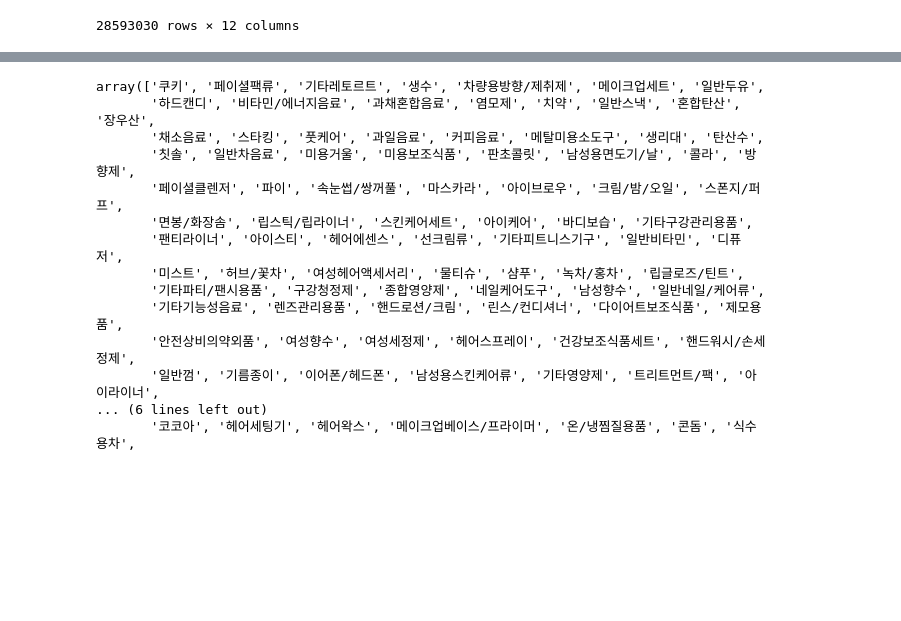
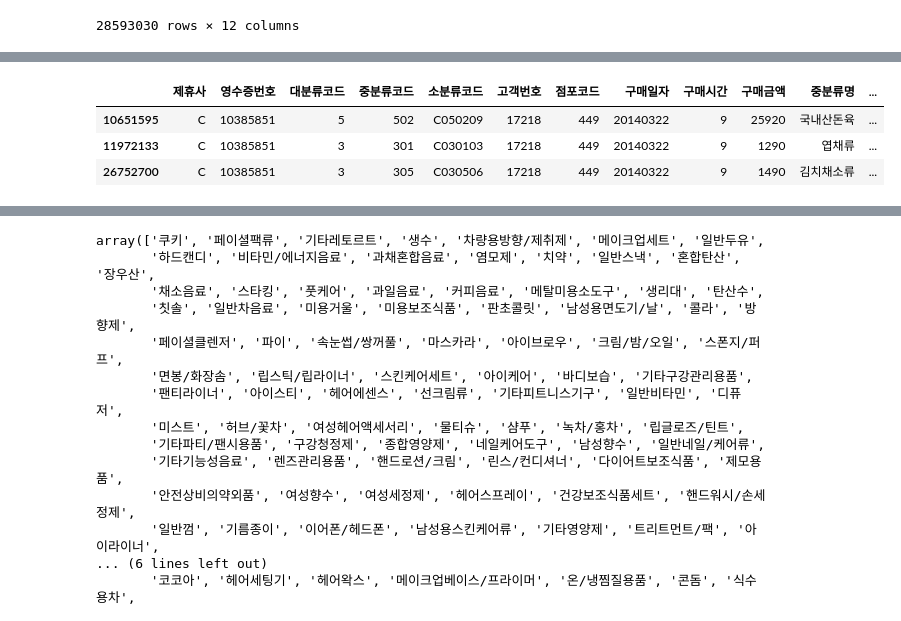
Before and after one commit to PKLH/cakd_LP, a Jupyter notebook: WorkSpace/Lee/엘포 데이터.ipynb, the cells around one changed output, grey strips where cells are left out. Cells and saved outputs as stored; diff of their text form; code cells hidden in the pictures; blank space fills up the shorter version.

```diff
--- a/WorkSpace/Lee/엘포 데이터.ipynb
+++ b/WorkSpace/Lee/엘포 데이터.ipynb
@@ -121,3 +178,10 @@ purprd_mer
+# %%
+purprd_mer[purprd_mer.고객번호==17218][purprd_mer.제휴사=='C']
+# %% [output]
+|  | 제휴사 | 영수증번호 | 대분류코드 | 중분류코드 | 소분류코드 | 고객번호 | 점포코드 | 구매일자 | 구매시간 | 구매금액 | 중분류명 | ... |
+| 10651595 | C | 10385851 | 5 | 502 | C050209 | 17218 | 449 | 20140322 | 9 | 25920 | 국내산돈육 | ... |
+| 11972133 | C | 10385851 | 3 | 301 | C030103 | 17218 | 449 | 20140322 | 9 | 1290 | 엽채류 | ... |
+| 26752700 | C | 10385851 | 3 | 305 | C030506 | 17218 | 449 | 20140322 | 9 | 1490 | 김치채소류 | ... |
 # %%
 # purprd_mer.to_pickle('purprd_mer.pkl')
 # purprd_mer = pd.read_pickle('purprd_mer.pkl')
```
Also changed, not shown: parts of 32 cells of this notebook, 1 other file.
